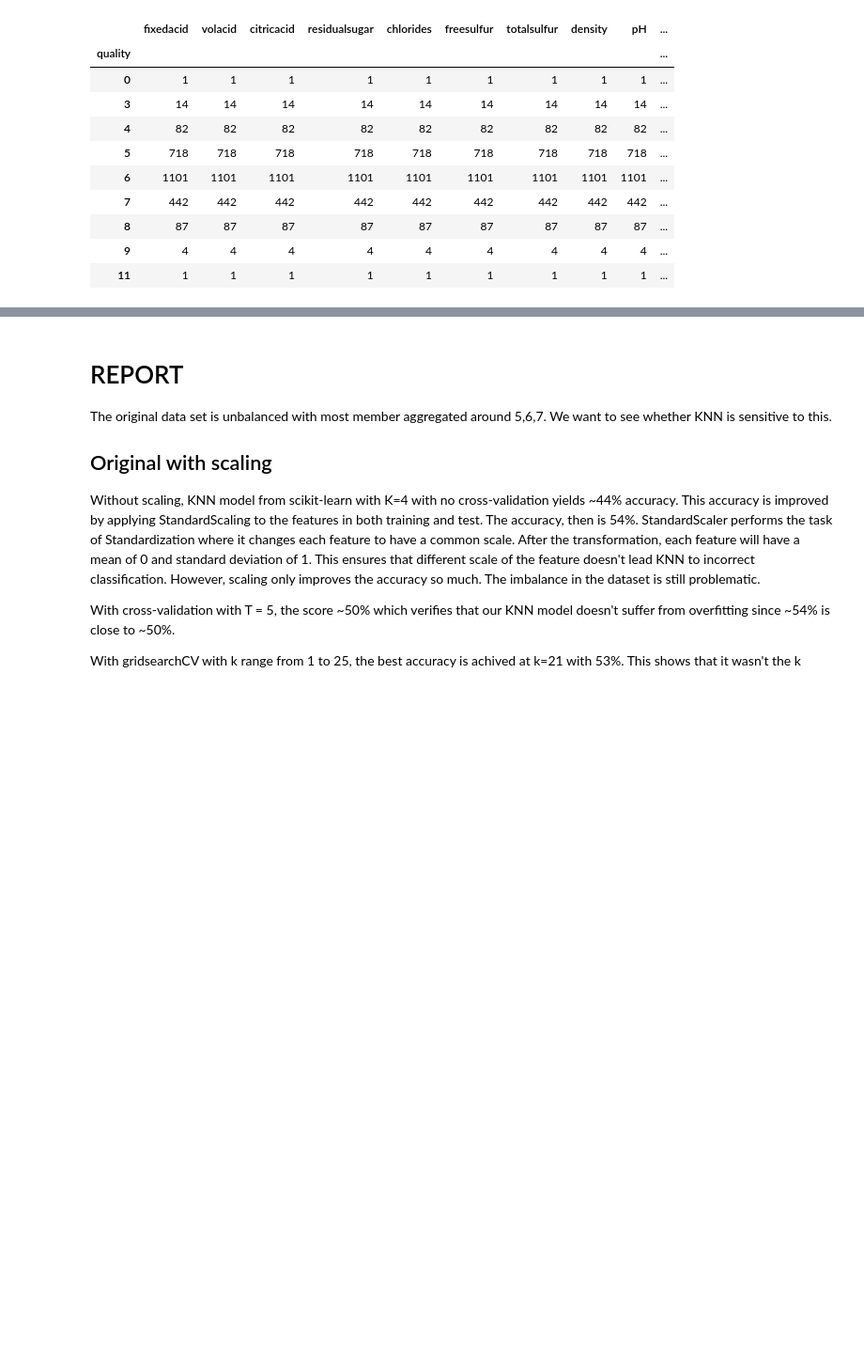
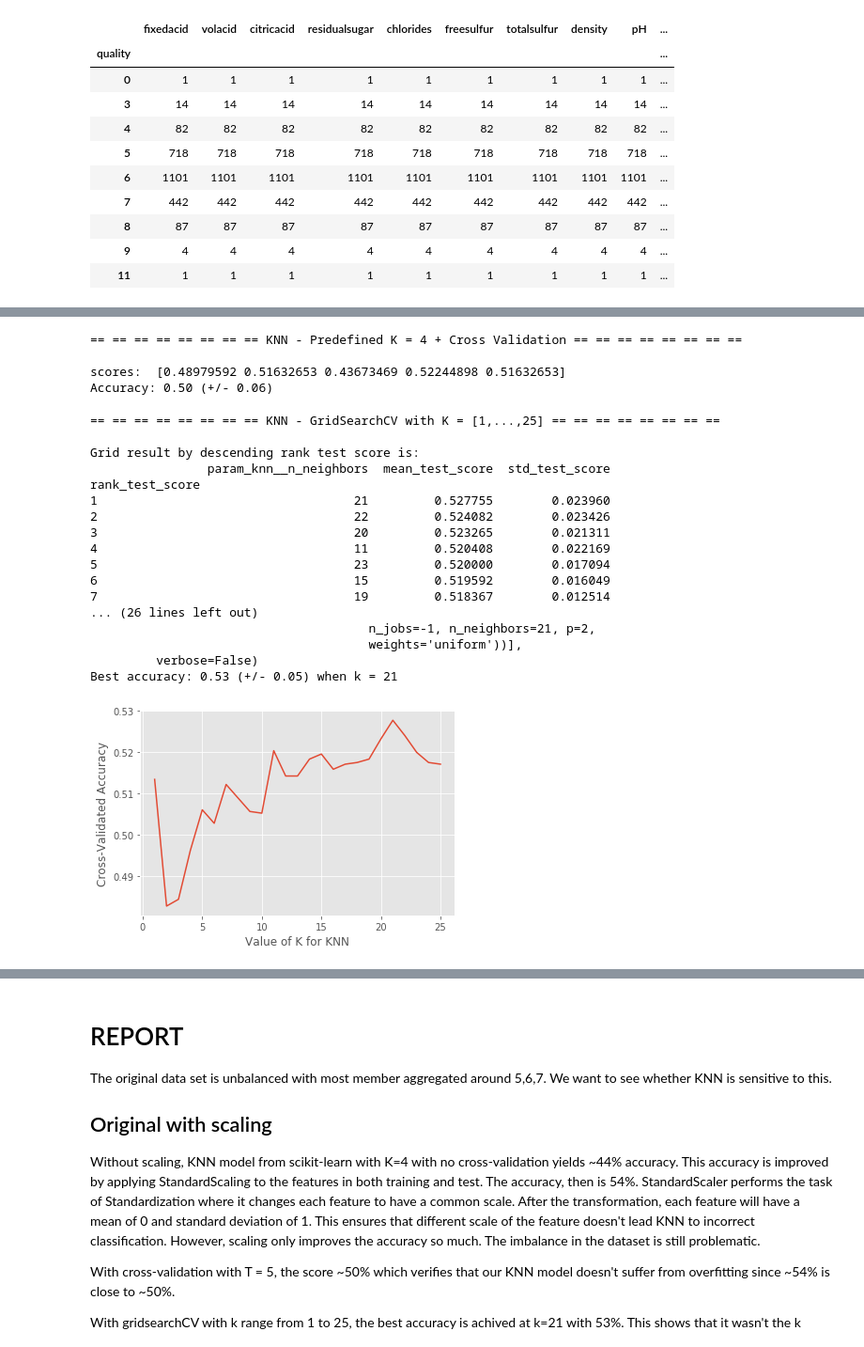
Before and after one commit to Nehabhoi/KNN, a Jupyter notebook: KNN - FINAL REPORT.ipynb, the cells around one changed output, grey strips where cells are left out. Shown at 94% size. Drawn from its saved outputs; the diff is of its cells as text; code cells hidden in the pictures; blank space fills up the shorter version.

```diff
--- a/KNN - FINAL REPORT.ipynb
+++ b/KNN - FINAL REPORT.ipynb
@@ -99,7 +101,6 @@ GROUP BY QUALITY
 # %%
 ### KNN MODELS ###
-def knn(data, K, test_ratio=0.2):
-    [X, y] = separate_data_from_label(data)
+def knn(X, y, K, test_ratio=0.2):
     X_train, X_test, y_train, y_test = train_test_split(
         X, y, random_state=0, test_size=test_ratio)
 
@@ -114,13 +115,13 @@ def knn(data, K, test_ratio=0.2):
     print("Result of KNN WITH PREPROCESSING using K={} is: \n".format(K))
     labels=[0,3,4,5,6,7,8,9,11]
     cm = confusion_matrix(y_test, y_pred, labels)
+    print("Confusion Matrix: \n", cm)
     sns.heatmap(cm, annot=True, fmt='d', xticklabels=labels, yticklabels=labels)
 
     print("Classification report: \n", classification_report(y_test, y_pred))
     print("Training accuracy: ", metrics.accuracy_score(y_test, y_pred))
 
-def knn_untouched(data, K, test_ratio=0.2):
-    [X, y] = separate_data_from_label(data)
+def knn_untouched(X, y, K, test_ratio=0.2):
     X_train, X_test, y_train, y_test = train_test_split(
         X, y, random_state=0, test_size=test_ratio)
 
@@ -131,14 +132,13 @@ def knn_untouched(data, K, test_ratio=0.2):
     print("Result of KNN with NO PREPROCESSING using K={} is: \n".format(K))
     labels=[0,3,4,5,6,7,8,9,11]
     cm = confusion_matrix(y_test, y_pred, labels)
+    print("Confusion Matrix: \n", cm)
     sns.heatmap(cm, annot=True, fmt='d', xticklabels=labels, yticklabels=labels)
 
     print("Classification report: \n", classification_report(y_test, y_pred))
     print("Training accuracy: ", metrics.accuracy_score(y_test, y_pred))
 
-def knn_with_cross_validation(data, K, T, test_ratio=0.2):
-    [X, y] = separate_data_from_label(data)
-
+def knn_with_cross_validation(X, y, K, T, test_ratio=0.2):
     pipeline = make_pipeline(StandardScaler(), KNeighborsClassifier(n_neighbors=K, n_jobs=-1))
     scores = cross_val_score(pipeline, X, y, cv=T)
 
@@ -146,9 +146,7 @@ def knn_with_cross_validation(data, K, T, test_ratio=0.2):
     print("scores: ", scores)
     print("Accuracy: %0.2f (+/- %0.2f)" % (scores.mean(), scores.std() * 2))
 
-def knn_with_gridSearchCV(data, K, T, R1, R2,test_ratio=0.2):
-    [X, y] = separate_data_from_label(data)
-#     param_grid = dict(n_neighbors=np.arange(R1, R2+1))  # inclusive
+def knn_with_gridSearchCV(X, y, K, T, R1, R2,test_ratio=0.2):
     search_space = [{'knn__n_neighbors': range(R1, R2+1)}]
 
     sc = StandardScaler()
@@ -221,9 +219,33 @@ weighted avg       0.52      0.54      0.52       490
 Training accuracy:  0.5387755102040817
 [figure]
 # %%
-knn_with_cross_validation(data, K=K, T=T)
+knn_with_cross_validation(X, y, K=K, T=T)
+# %% [output]
+== == == == == == == == KNN - Predefined K = 4 + Cross Validation == == == == == == == ==
+
+scores:  [0.48979592 0.51632653 0.43673469 0.52244898 0.51632653]
+Accuracy: 0.50 (+/- 0.06)
 # %%
-knn_with_gridSearchCV(data, K=K, T=T, R1=R1, R2=R2)
+knn_with_gridSearchCV(X, y, K=K, T=T, R1=R1, R2=R2)
+# %% [output]
+== == == == == == == == KNN - GridSearchCV with K = [1,...,25] == == == == == == == ==
+
+Grid result by descending rank test score is:
+                param_knn__n_neighbors  mean_test_score  std_test_score
+rank_test_score
+1                                   21         0.527755        0.023960
+2                                   22         0.524082        0.023426
+3                                   20         0.523265        0.021311
+4                                   11         0.520408        0.022169
+5                                   23         0.520000        0.017094
+6                                   15         0.519592        0.016049
+7                                   19         0.518367        0.012514
+... (26 lines left out)
+                                      n_jobs=-1, n_neighbors=21, p=2,
+                                      weights='uniform'))],
+         verbose=False)
+Best accuracy: 0.53 (+/- 0.05) when k = 21
+[figure, added]
 # %%
 ###### BALANCE DATASET WITH SCALING ######
 # Sampling data
```
Also changed, not shown: parts of 14 cells of this notebook, 1 other file.
